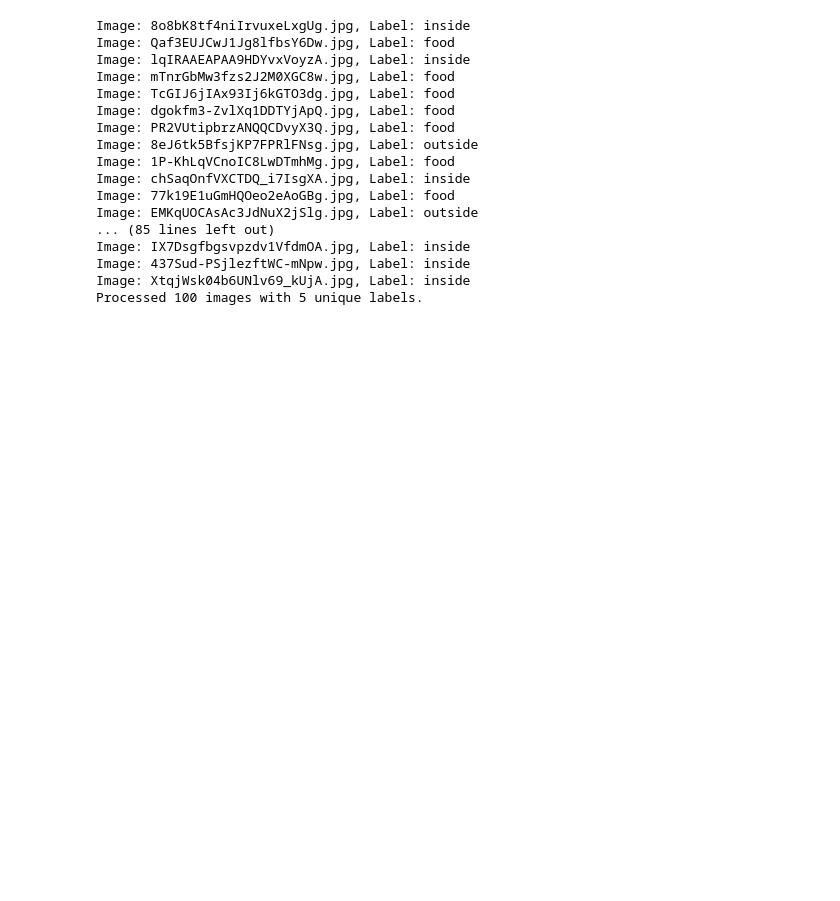
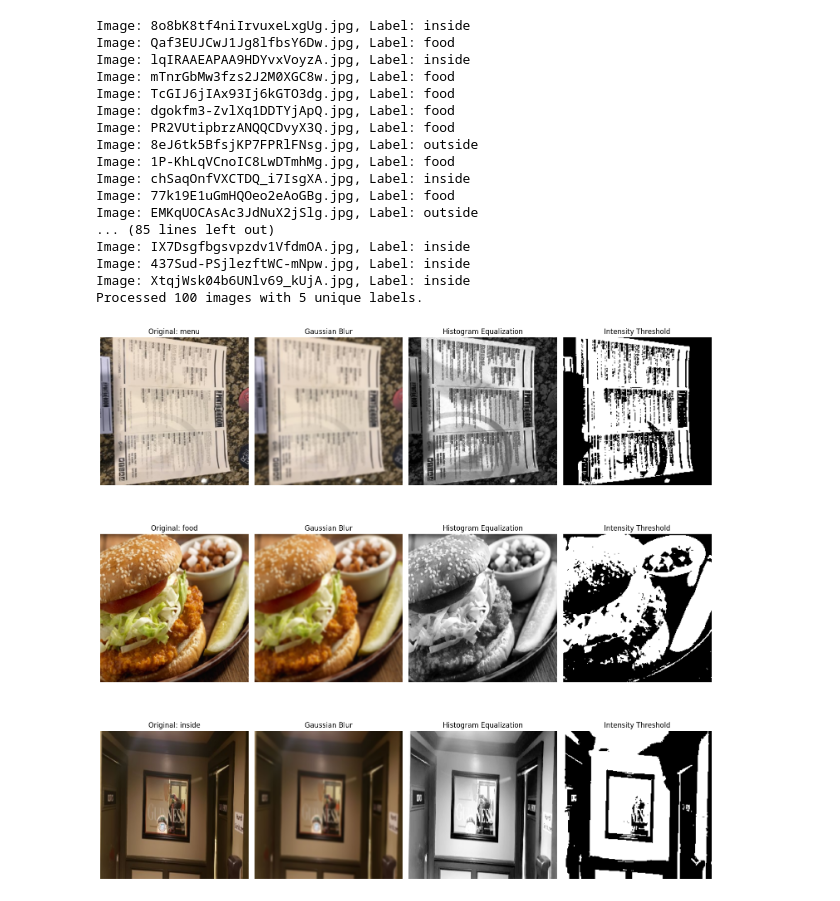
Before and after one commit to LCIT-W25/AISC-T3-Grp3, a Jupyter notebook: CV/Assignment_2/Assignment_2.ipynb, the cells around one changed output. Cells and saved outputs as stored; diff of their text form; code cells hidden in the pictures; blank space fills up the shorter version.

```diff
--- a/CV/Assignment_2/Assignment_2.ipynb
+++ b/CV/Assignment_2/Assignment_2.ipynb
@@ -176,3 +173,99 @@ Image: IX7Dsgfbgsvpzdv1VfdmOA.jpg, Label: inside
 Image: 437Sud-PSjlezftWC-mNpw.jpg, Label: inside
 Image: XtqjWsk04b6UNlv69_kUjA.jpg, Label: inside
 Processed 100 images with 5 unique labels.
+# %%
+# Modify preprocess_images function to show transformations for 3 images
+def preprocess_images(image_folder, json_file_path, limit=100, display_limit=5):
+    image_files = os.listdir(image_folder)
+    image_files = random.sample(image_files, limit)  # Select 100 images for processing
+
+    images = []
+    labels = []
+    selected_image_ids = set(os.path.splitext(img)[0] for img in image_files)
+    label_dict = {}
+
+    with open(json_file_path, 'r') as file:
+        for line in file:
+            image_data = json.loads(line)
+            photo_id = image_data['photo_id']
+            if photo_id in selected_image_ids:
+                label_dict[photo_id] = image_data['label']
+
+    display_images = []  # Store images to visualize transformations
+    display_labels = []  # Store labels to visualize
+
+    for image_file in image_files:
+        image_path = os.path.join(image_folder, image_file)
+        try:
+            image = cv2.imread(image_path)
+            if image is None:
+                print(f"Corrupted image: {image_file}")
+                continue
+
+            image_resized = cv2.resize(image, (224, 224))  # Resize to 224x224 for VGG16
+            image_normalized = image_resized / 255.0  # Normalize
+            images.append(image_normalized)
+
+            label = label_dict.get(os.path.splitext(image_file)[0], None)
+            labels.append(label)
+
+            # Display only the first 'display_limit' images
+            if len(display_images) < display_limit:
+                display_images.append(image_resized)
+                display_labels.append(label)
+
+        except Exception as e:
+            print(f"Error with image {image_file}: {e}")
+
+    images = np.array(images)
+    labels = np.array(labels)
+
+    # Now, visualize the original and transformed images
+    fig, axes = plt.subplots(display_limit, 4, figsize=(15, 15))
+
+    # For each of the first 'display_limit' images
+    for i in range(display_limit):
+        original = display_images[i]
+        gaussian_blur = cv2.GaussianBlur(original, (5, 5), 0)
+        equalized = cv2.equalizeHist(cv2.cvtColor(original, cv2.COLOR_BGR2GRAY))
+        _, thresholded = cv2.threshold(equalized, 127, 255, cv2.THRESH_BINARY)
+
+        # Original image
+        axes[i, 0].imshow(cv2.cvtColor(original, cv2.COLOR_BGR2RGB))
+        axes[i, 0].set_title(f"Original: {display_labels[i]}")
+        axes[i, 0].axis("off")
+
+        # Gaussian Blur
+        axes[i, 1].imshow(cv2.cvtColor(gaussian_blur, cv2.COLOR_BGR2RGB))
+        axes[i, 1].set_title("Gaussian Blur")
+        axes[i, 1].axis("off")
+
+        # Histogram Equalization
+        axes[i, 2].imshow(equalized, cmap='gray')
+        axes[i, 2].set_title("Histogram Equalization")
+        axes[i, 2].axis("off")
+
+        # Intensity Thresholding
+        axes[i, 3].imshow(thresholded, cmap='gray')
+        axes[i, 3].set_title("Intensity Threshold")
+        axes[i, 3].axis("off")
+
+    plt.tight_layout()
+    plt.show()
+
+    return images, labels
+
+# Path to the image folder and JSON file
+image_folder = "./photos"
+json_file_path = "photos.json"
+
+# Preprocess 100 images, display only 5 with transformations
+images, labels = preprocess_images(image_folder, json_file_path, limit=100, display_limit=3)
+
+# Encode the labels (convert string labels to numeric)
+label_encoder = LabelEncoder()
+labels_encoded = label_encoder.fit_transform(labels)
+
+print(f"Processed {len(images)} images with {len(set(labels_encoded))} unique labels.")
+# %% [output]
+[figure, added]
```
Also changed, not shown: parts of 9 cells of this notebook.
